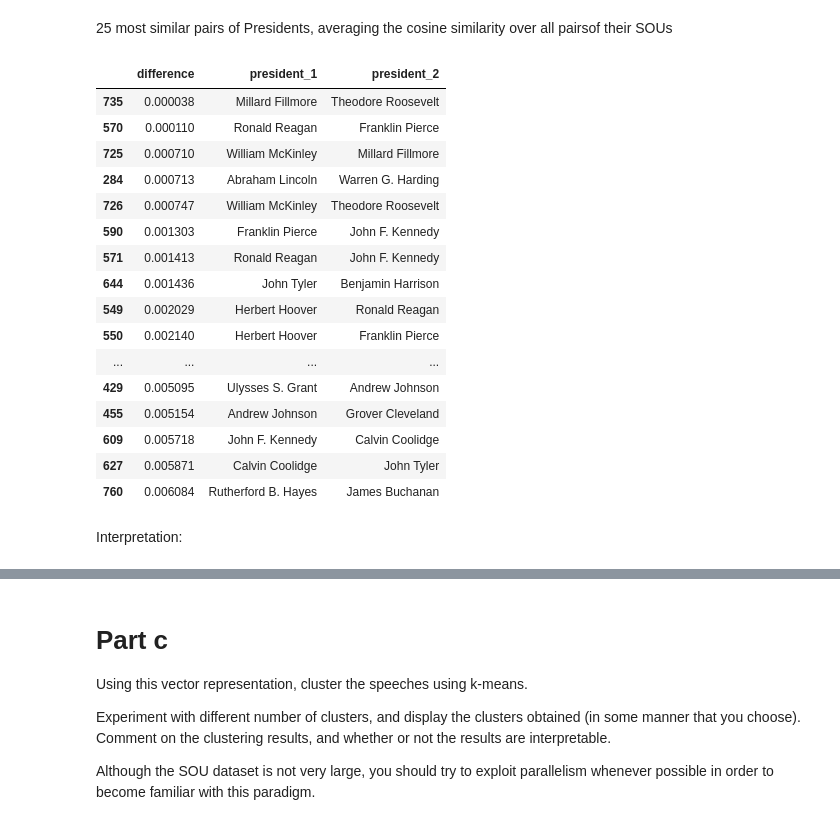
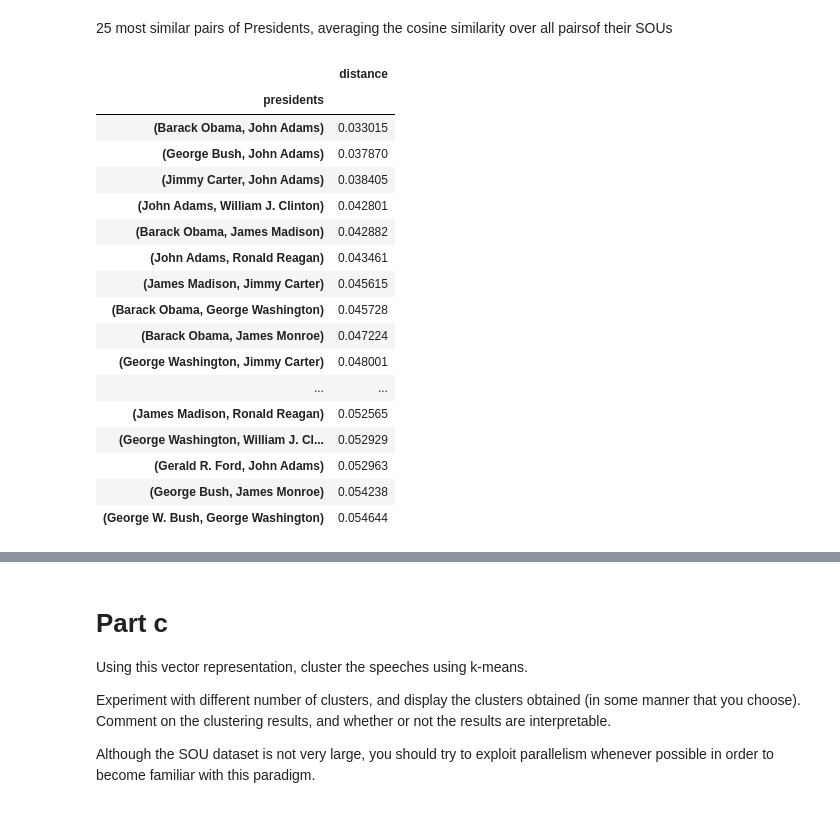
Before and after one commit to reidmcy/ML-Assigments, a Jupyter notebook: lsda/Assignment_2/assn2_prob2.ipynb, the cells around one changed output, grey strips where cells are left out. Cells and saved outputs as stored; diff of their text form; code cells hidden in the pictures.

```diff
--- a/lsda/Assignment_2/assn2_prob2.ipynb
+++ b/lsda/Assignment_2/assn2_prob2.ipynb
@@ -55,7 +55,7 @@ You will have to make choices about the size of the term vocabulary to use—for
 def trans(t):
     return t.lower().encode('utf-8').translate(string.maketrans("",""), string.punctuation).strip().split()
 
-transRDD = data.rdd.map(lambda x:(int(x['year']), trans(x['text']), x['president']))
+transRDD = data.rdd.map(lambda x:(int(x['year']), trans(x['text']), x['president'])).cache()
 num_doc = len(transRDD.collect())
 # %%
 allwords = transRDD.flatMap(lambda x: [(w,1) for w in x[1]]).reduceByKey(add).map(lambda x: (x[1], x[0]))\
@@ -87,5 +87,5 @@ def tf_and_df(x):
 dflist = transRDD.flatMap(lambda x: df(x[1])).reduceByKey(add).collect()
 dfdic = dict(dflist)
 # %%
-tfidfRDD = transRDD.map(lambda x: (x[0],x[2],tf_and_df(x)))
-tfidfRDD.take(4)
+tfidfRDD = transRDD.map(lambda x: (x[0],x[2],tf_and_df(x))).cache()
+#tfidfRDD.take(4)
@@ -216,5 +195,27 @@ df_b_same[:50]
 # %% [markdown]
 25 most similar pairs of Presidents, averaging the cosine similarity over all pairsof their SOUs
 # %%
-df_b_p = df_b_same.iloc[:, 0:3].groupby(by = ['president_1', 'president_2']).mean().sort_values(by = 'distance')
-df_b_p = df_b_p.reset_index().iloc[:, [0,2]]
+df_b_p = df_b_diff.iloc[:, 0:3]
+df_b_p['presidents'] = df_b_p[['president_1','president_2']].values.tolist()
+df_b_p=df_b_p.groupby(df_b_p['presidents'].apply(lambda x: tuple(sorted(x))))\
+                      .mean().sort_values(by = 'distance')
+df_b_p[:25]
+# %% [output]
+|  | distance |
+| presidents |  |
+| (Barack Obama, John Adams) | 0.033015 |
+| (George Bush, John Adams) | 0.037870 |
+| (Jimmy Carter, John Adams) | 0.038405 |
+| (John Adams, William J. Clinton) | 0.042801 |
+| (Barack Obama, James Madison) | 0.042882 |
+| (John Adams, Ronald Reagan) | 0.043461 |
+| (James Madison, Jimmy Carter) | 0.045615 |
+| (Barack Obama, George Washington) | 0.045728 |
+| (Barack Obama, James Monroe) | 0.047224 |
+| (George Washington, Jimmy Carter) | 0.048001 |
+| ... | ... |
+| (James Madison, Ronald Reagan) | 0.052565 |
+| (George Washington, William J. Cl... | 0.052929 |
+| (Gerald R. Ford, John Adams) | 0.052963 |
+| (George Bush, James Monroe) | 0.054238 |
+| (George W. Bush, George Washington) | 0.054644 |
@@ -234,22 +221,0 @@ df_b_p_ =  pd.DataFrame(dic)
-# %%
-df_b_p_.sort_values(by ='difference')[:25]
-# %% [output]
-|  | difference | president_1 | president_2 |
-| 735 | 0.000038 | Millard Fillmore | Theodore Roosevelt |
-| 570 | 0.000110 | Ronald Reagan | Franklin Pierce |
-| 725 | 0.000710 | William McKinley | Millard Fillmore |
-| 284 | 0.000713 | Abraham Lincoln | Warren G. Harding |
-| 726 | 0.000747 | William McKinley | Theodore Roosevelt |
-| 590 | 0.001303 | Franklin Pierce | John F. Kennedy |
-| 571 | 0.001413 | Ronald Reagan | John F. Kennedy |
-| 644 | 0.001436 | John Tyler | Benjamin Harrison |
-| 549 | 0.002029 | Herbert Hoover | Ronald Reagan |
-| 550 | 0.002140 | Herbert Hoover | Franklin Pierce |
-| ... | ... | ... | ... |
-| 429 | 0.005095 | Ulysses S. Grant | Andrew Johnson |
-| 455 | 0.005154 | Andrew Johnson | Grover Cleveland |
-| 609 | 0.005718 | John F. Kennedy | Calvin Coolidge |
-| 627 | 0.005871 | Calvin Coolidge | John Tyler |
-| 760 | 0.006084 | Rutherford B. Hayes | James Buchanan |
-# %% [markdown]
-Interpretation:
```
Also changed, not shown: parts of 7 cells of this notebook.
